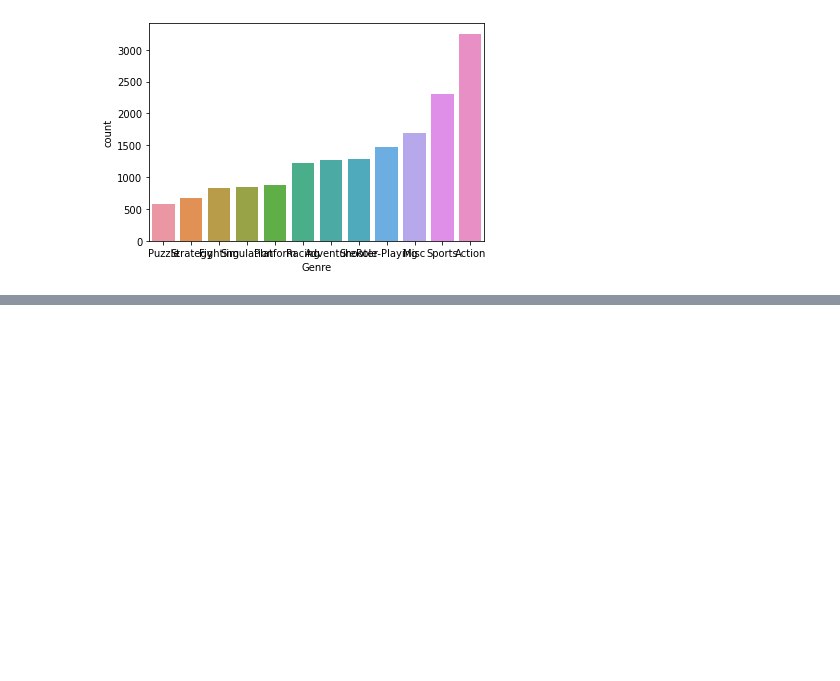
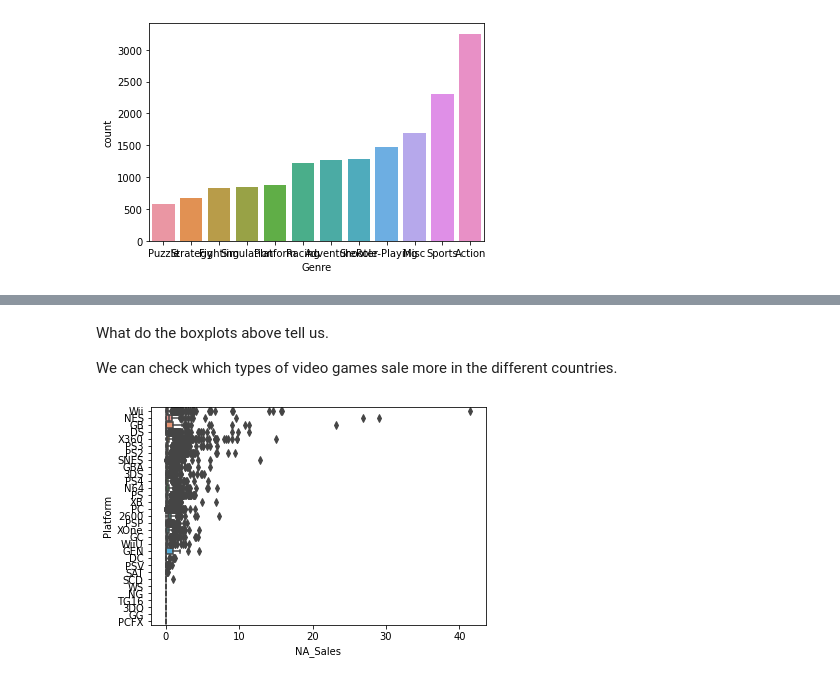
Before and after one commit to ChrisGarciaDS/VideoGame-Sales-Analysis, a Jupyter notebook: VG_analysis.ipynb, the cells around one changed output, grey strips where cells are left out. Drawn from its saved outputs; the diff is of its cells as text; code cells hidden in the pictures; blank space fills up the shorter version.

```diff
--- a/VG_analysis.ipynb
+++ b/VG_analysis.ipynb
@@ -238,0 +280,10 @@ plt.show()
+# %% [markdown]
+What do the boxplots above tell us.
+
+We can check which types of video games sale more in the different countries.
+# %%
+# fix graps
+sns.boxplot(x=vg_sales['NA_Sales'], y=vg_sales['Platform'])
+plt.show()
+# %% [output]
+[figure, added]
```
Also changed, not shown: parts of 20 cells of this notebook.
